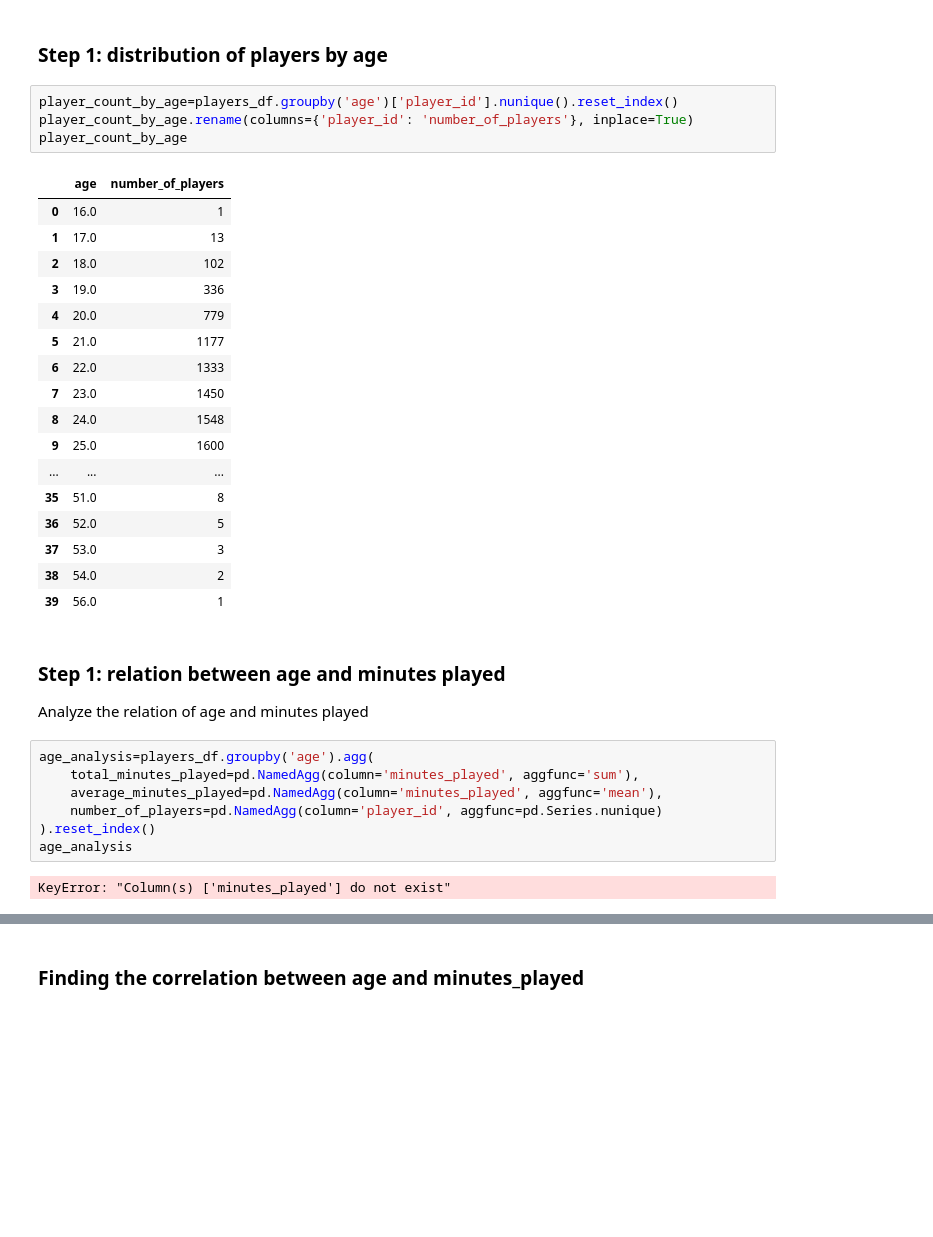
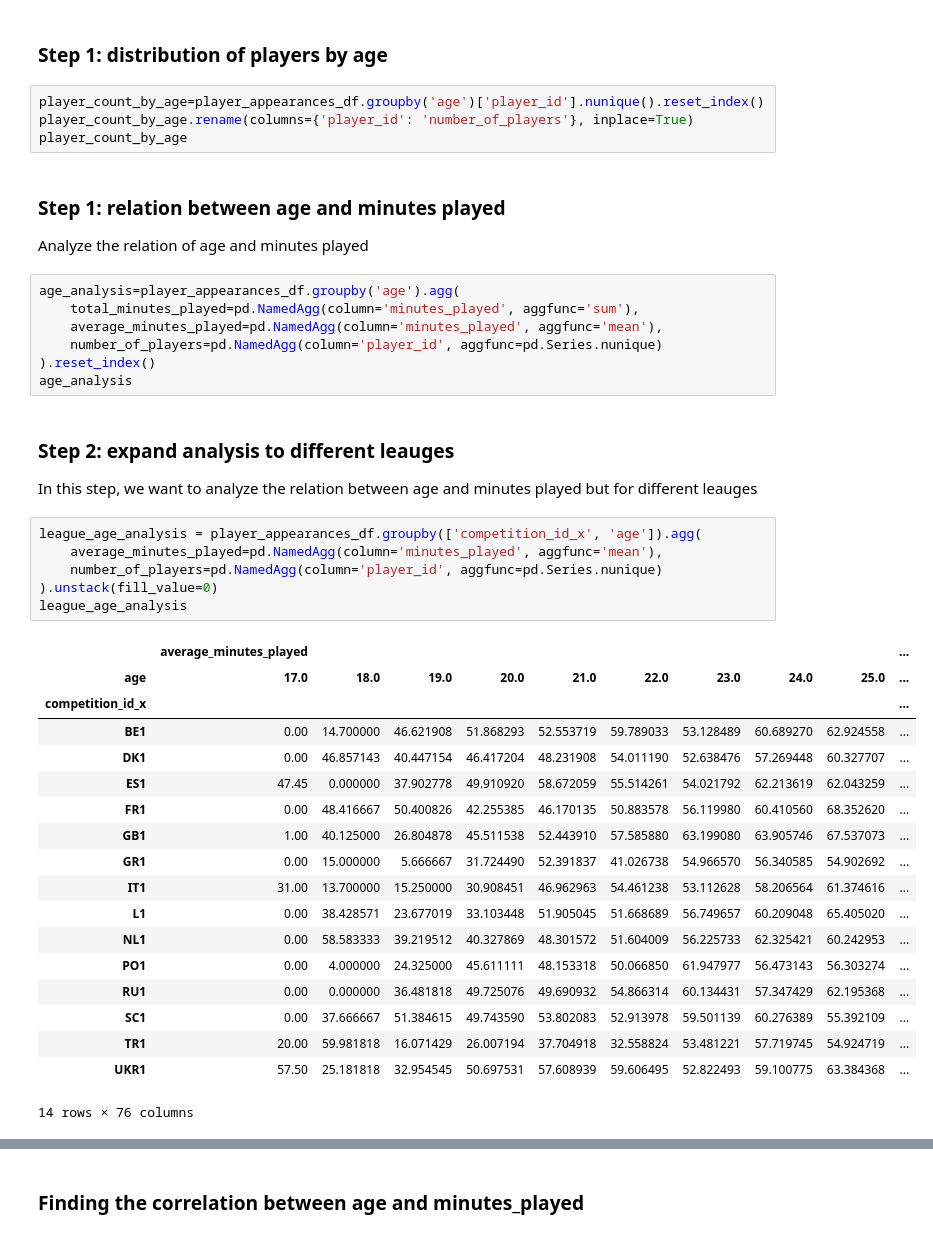
Before and after one commit to BonincontroL/IumTweb_project, a Jupyter notebook: solution/DataAnalysis/JupyterNotebooks/appearances.ipynb, the cells around one changed output, grey strips where cells are left out. Drawn from its saved outputs; the diff is of its cells as text; blank space fills up the shorter version.

```diff
--- a/solution/DataAnalysis/JupyterNotebooks/appearances.ipynb
+++ b/solution/DataAnalysis/JupyterNotebooks/appearances.ipynb
@@ -109,37 +55,45 @@ Nowdays, many people (experts and none) in football are talking about the playin
 # %% [markdown]
 ### Step 1: distribution of players by age
 # %%
-player_count_by_age=players_df.groupby('age')['player_id'].nunique().reset_index()
+player_count_by_age=player_appearances_df.groupby('age')['player_id'].nunique().reset_index()
 player_count_by_age.rename(columns={'player_id': 'number_of_players'}, inplace=True)
 player_count_by_age
-# %% [output]
-|  | age | number_of_players |
-| 0 | 16.0 | 1 |
-| 1 | 17.0 | 13 |
-| 2 | 18.0 | 102 |
-| 3 | 19.0 | 336 |
-| 4 | 20.0 | 779 |
-| 5 | 21.0 | 1177 |
-| 6 | 22.0 | 1333 |
-| 7 | 23.0 | 1450 |
-| 8 | 24.0 | 1548 |
-| 9 | 25.0 | 1600 |
-| ... | ... | ... |
-| 35 | 51.0 | 8 |
-| 36 | 52.0 | 5 |
-| 37 | 53.0 | 3 |
-| 38 | 54.0 | 2 |
-| 39 | 56.0 | 1 |
 # %% [markdown]
 ### Step 1: relation between age and minutes played
 Analyze the relation of age and minutes played
 # %%
-age_analysis=players_df.groupby('age').agg(
+age_analysis=player_appearances_df.groupby('age').agg(
     total_minutes_played=pd.NamedAgg(column='minutes_played', aggfunc='sum'),
     average_minutes_played=pd.NamedAgg(column='minutes_played', aggfunc='mean'),
     number_of_players=pd.NamedAgg(column='player_id', aggfunc=pd.Series.nunique)
 ).reset_index()
 age_analysis
-# %% [output]
-KeyError: "Column(s) ['minutes_played'] do not exist"
+# %% [markdown]
+### Step 2: expand analysis to different leauges
+In this step, we want to analyze the relation between age and minutes played but for different leauges
+# %%
+league_age_analysis = player_appearances_df.groupby(['competition_id_x', 'age']).agg(
+    average_minutes_played=pd.NamedAgg(column='minutes_played', aggfunc='mean'),
+    number_of_players=pd.NamedAgg(column='player_id', aggfunc=pd.Series.nunique)
+).unstack(fill_value=0)
+league_age_analysis
+# %% [output]
+|  | average_minutes_played |  |  |  |  |  |  |  |  | ... |
+| age | 17.0 | 18.0 | 19.0 | 20.0 | 21.0 | 22.0 | 23.0 | 24.0 | 25.0 | ... |
+| competition_id_x |  |  |  |  |  |  |  |  |  | ... |
+| BE1 | 0.00 | 14.700000 | 46.621908 | 51.868293 | 52.553719 | 59.789033 | 53.128489 | 60.689270 | 62.924558 | ... |
+| DK1 | 0.00 | 46.857143 | 40.447154 | 46.417204 | 48.231908 | 54.011190 | 52.638476 | 57.269448 | 60.327707 | ... |
+| ES1 | 47.45 | 0.000000 | 37.902778 | 49.910920 | 58.672059 | 55.514261 | 54.021792 | 62.213619 | 62.043259 | ... |
+| FR1 | 0.00 | 48.416667 | 50.400826 | 42.255385 | 46.170135 | 50.883578 | 56.119980 | 60.410560 | 68.352620 | ... |
+| GB1 | 1.00 | 40.125000 | 26.804878 | 45.511538 | 52.443910 | 57.585880 | 63.199080 | 63.905746 | 67.537073 | ... |
+| GR1 | 0.00 | 15.000000 | 5.666667 | 31.724490 | 52.391837 | 41.026738 | 54.966570 | 56.340585 | 54.902692 | ... |
+| IT1 | 31.00 | 13.700000 | 15.250000 | 30.908451 | 46.962963 | 54.461238 | 53.112628 | 58.206564 | 61.374616 | ... |
+| L1 | 0.00 | 38.428571 | 23.677019 | 33.103448 | 51.905045 | 51.668689 | 56.749657 | 60.209048 | 65.405020 | ... |
+| NL1 | 0.00 | 58.583333 | 39.219512 | 40.327869 | 48.301572 | 51.604009 | 56.225733 | 62.325421 | 60.242953 | ... |
+| PO1 | 0.00 | 4.000000 | 24.325000 | 45.611111 | 48.153318 | 50.066850 | 61.947977 | 56.473143 | 56.303274 | ... |
+| RU1 | 0.00 | 0.000000 | 36.481818 | 49.725076 | 49.690932 | 54.866314 | 60.134431 | 57.347429 | 62.195368 | ... |
+| SC1 | 0.00 | 37.666667 | 51.384615 | 49.743590 | 53.802083 | 52.913978 | 59.501139 | 60.276389 | 55.392109 | ... |
+| TR1 | 20.00 | 59.981818 | 16.071429 | 26.007194 | 37.704918 | 32.558824 | 53.481221 | 57.719745 | 54.924719 | ... |
+| UKR1 | 57.50 | 25.181818 | 32.954545 | 50.697531 | 57.608939 | 59.606495 | 52.822493 | 59.100775 | 63.384368 | ... |
+14 rows × 76 columns
 # %% [markdown]
```
Also changed, not shown: parts of 10 cells of this notebook, 4 other files.
